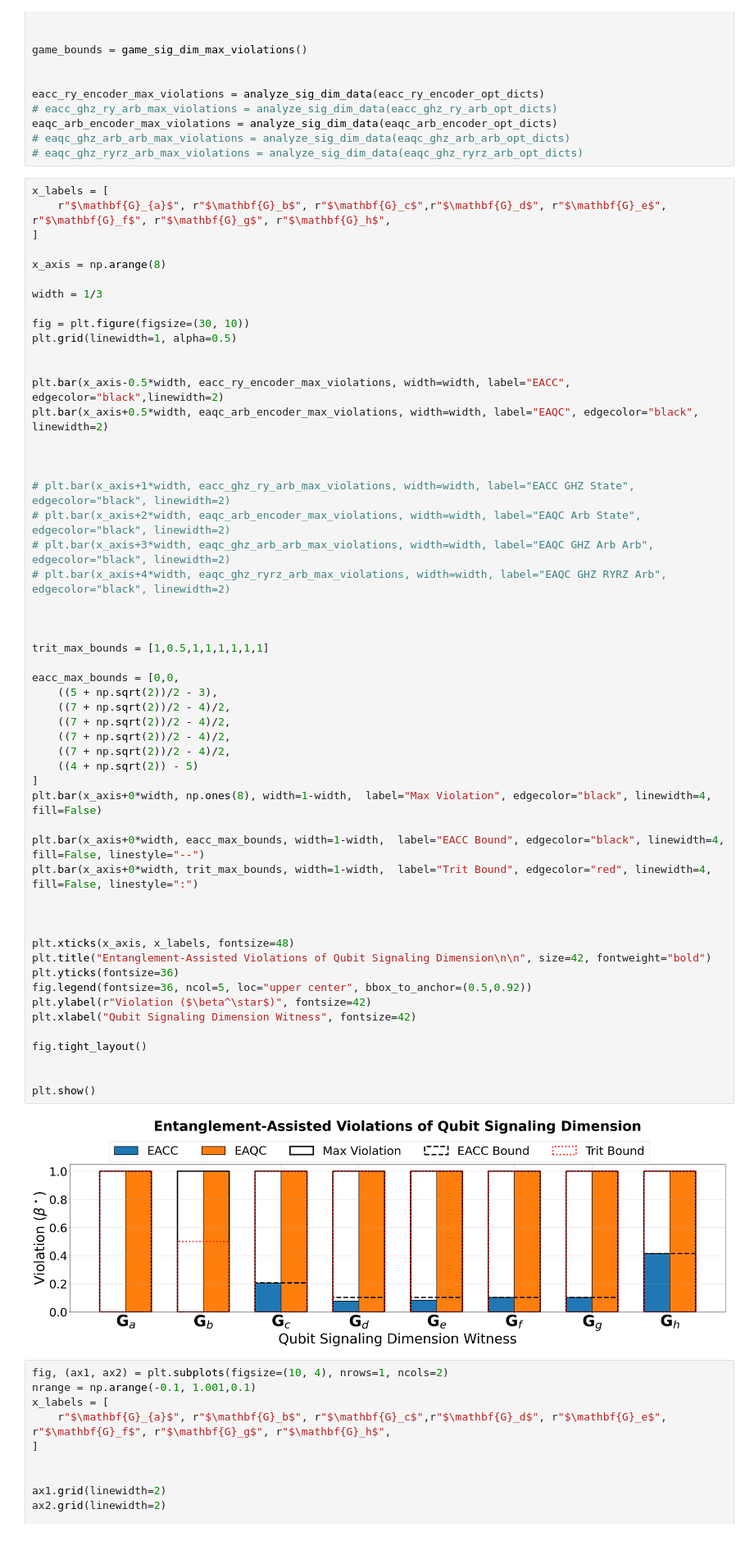
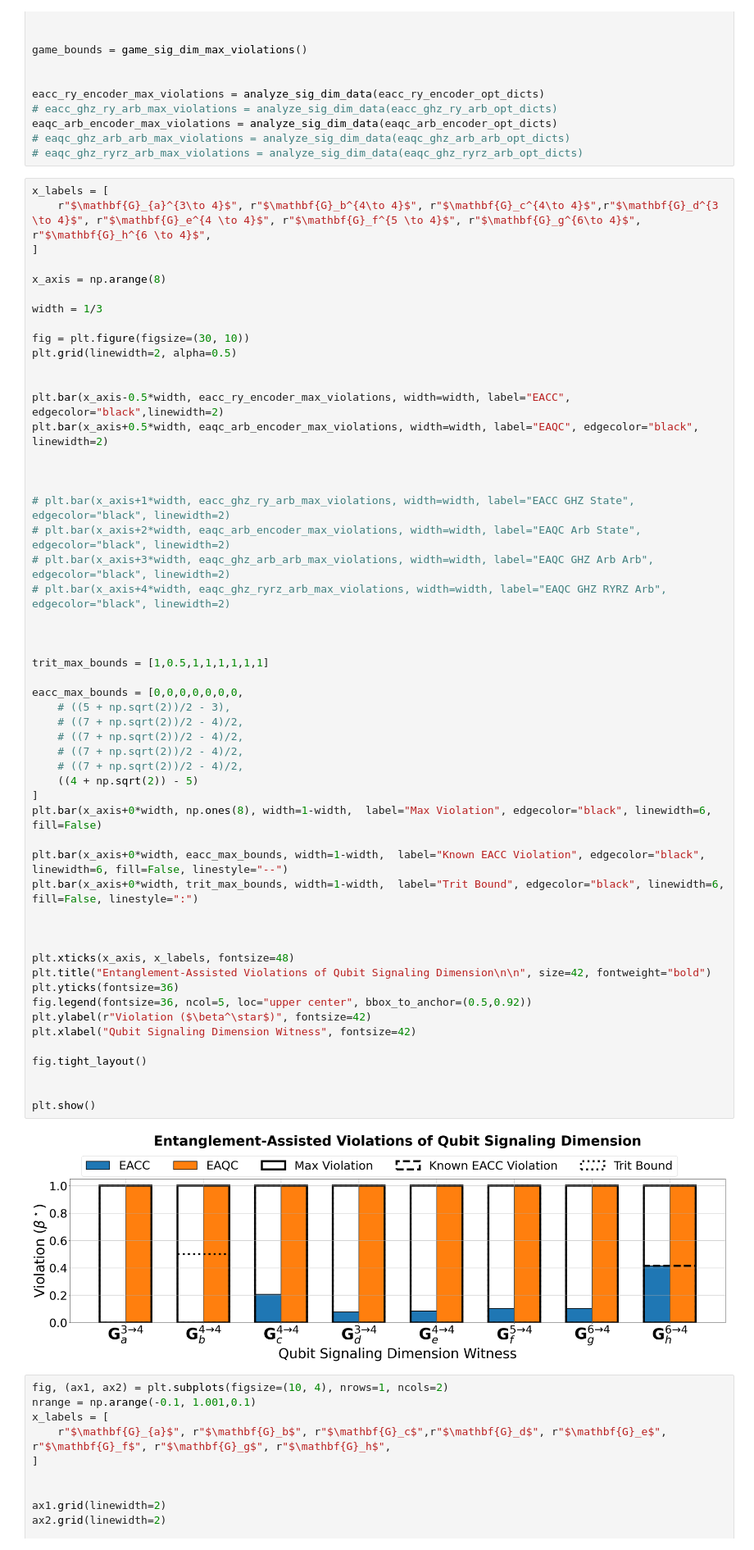
Before and after one commit to ChitambarLab/nonclassicality-in-quantum-communication-networks-supplemental-code, a Jupyter notebook: notebook/33-22-2_multiaccess_violations.ipynb, the cells around one changed output. Shown at 82% size. Saved outputs shown, nothing was run; the diff lists cells and outputs as text.

```diff
--- a/notebook/33-22-2_multiaccess_violations.ipynb
+++ b/notebook/33-22-2_multiaccess_violations.ipynb
@@ -453,7 +453,7 @@ eaqc_arb_encoder_max_violations = analyze_sig_dim_data(eaqc_arb_encoder_opt_dict
 # eaqc_ghz_ryrz_arb_max_violations = analyze_sig_dim_data(eaqc_ghz_ryrz_arb_opt_dicts)
 # %%
 x_labels = [
-    r"$\mathbf{G}_{a}$", r"$\mathbf{G}_b$", r"$\mathbf{G}_c$",r"$\mathbf{G}_d$", r"$\mathbf{G}_e$", r"$\mathbf{G}_f$", r"$\mathbf{G}_g$", r"$\mathbf{G}_h$",
+    r"$\mathbf{G}_{a}^{3\to 4}$", r"$\mathbf{G}_b^{4\to 4}$", r"$\mathbf{G}_c^{4\to 4}$",r"$\mathbf{G}_d^{3 \to 4}$", r"$\mathbf{G}_e^{4 \to 4}$", r"$\mathbf{G}_f^{5 \to 4}$", r"$\mathbf{G}_g^{6\to 4}$", r"$\mathbf{G}_h^{6 \to 4}$",
 ]
 
 x_axis = np.arange(8)
@@ -461,7 +461,7 @@ x_axis = np.arange(8)
 width = 1/3
 
 fig = plt.figure(figsize=(30, 10))
-plt.grid(linewidth=1, alpha=0.5)
+plt.grid(linewidth=2, alpha=0.5)
 
 
 plt.bar(x_axis-0.5*width, eacc_ry_encoder_max_violations, width=width, label="EACC", edgecolor="black",linewidth=2)
@@ -469,43 +469,43 @@ plt.bar(x_axis+0.5*width, eaqc_arb_encoder_max_violations, width=width, label="E
 
 
 
 # plt.bar(x_axis+1*width, eacc_ghz_ry_arb_max_violations, width=width, label="EACC GHZ State", edgecolor="black", linewidth=2)
 # plt.bar(x_axis+2*width, eaqc_arb_encoder_max_violations, width=width, label="EAQC Arb State", edgecolor="black", linewidth=2)
 # plt.bar(x_axis+3*width, eaqc_ghz_arb_arb_max_violations, width=width, label="EAQC GHZ Arb Arb", edgecolor="black", linewidth=2)
 # plt.bar(x_axis+4*width, eaqc_ghz_ryrz_arb_max_violations, width=width, label="EAQC GHZ RYRZ Arb", edgecolor="black", linewidth=2)
 
 
 
 trit_max_bounds = [1,0.5,1,1,1,1,1,1]
 
-eacc_max_bounds = [0,0,
-    ((5 + np.sqrt(2))/2 - 3),
-    ((7 + np.sqrt(2))/2 - 4)/2,
-    ((7 + np.sqrt(2))/2 - 4)/2,
-    ((7 + np.sqrt(2))/2 - 4)/2,
-    ((7 + np.sqrt(2))/2 - 4)/2,
+eacc_max_bounds = [0,0,0,0,0,0,0,
+    # ((5 + np.sqrt(2))/2 - 3),
+    # ((7 + np.sqrt(2))/2 - 4)/2,
+    # ((7 + np.sqrt(2))/2 - 4)/2,
+    # ((7 + np.sqrt(2))/2 - 4)/2,
+    # ((7 + np.sqrt(2))/2 - 4)/2,
     ((4 + np.sqrt(2)) - 5)
 ]
-plt.bar(x_axis+0*width, np.ones(8), width=1-width,  label="Max Violation", edgecolor="black", linewidth=4, fill=False)
+plt.bar(x_axis+0*width, np.ones(8), width=1-width,  label="Max Violation", edgecolor="black", linewidth=6, fill=False)
 
-plt.bar(x_axis+0*width, eacc_max_bounds, width=1-width,  label="EACC Bound", edgecolor="black", linewidth=4, fill=False, linestyle="--")
-plt.bar(x_axis+0*width, trit_max_bounds, width=1-width,  label="Trit Bound", edgecolor="red", linewidth=4, fill=False, linestyle=":")
+plt.bar(x_axis+0*width, eacc_max_bounds, width=1-width,  label="Known EACC Violation", edgecolor="black", linewidth=6, fill=False, linestyle="--")
+plt.bar(x_axis+0*width, trit_max_bounds, width=1-width,  label="Trit Bound", edgecolor="black", linewidth=6, fill=False, linestyle=":")
 
 
 
 plt.xticks(x_axis, x_labels, fontsize=48)
 plt.title("Entanglement-Assisted Violations of Qubit Signaling Dimension\n\n", size=42, fontweight="bold")
 plt.yticks(fontsize=36)
 fig.legend(fontsize=36, ncol=5, loc="upper center", bbox_to_anchor=(0.5,0.92))
 plt.ylabel(r"Violation ($\beta^\star$)", fontsize=42)
 plt.xlabel("Qubit Signaling Dimension Witness", fontsize=42)
 
 fig.tight_layout()
 
 
 plt.show()
 # %% [output]
-[figure, old version]
+[figure, new version]
 # %%
 fig, (ax1, ax2) = plt.subplots(figsize=(10, 4), nrows=1, ncols=2)
 nrange = np.arange(-0.1, 1.001,0.1)
```
Also changed, not shown: 31 other files.
